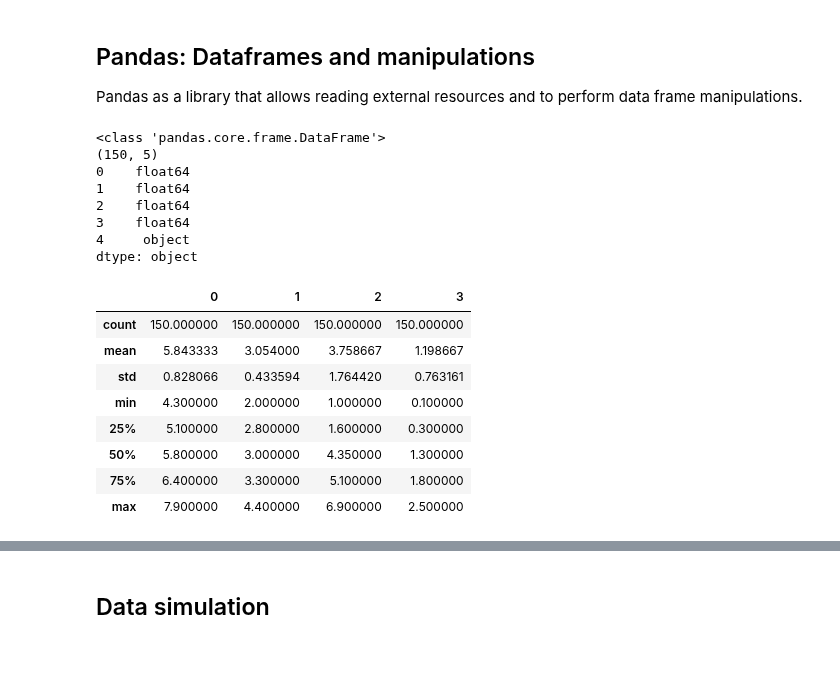
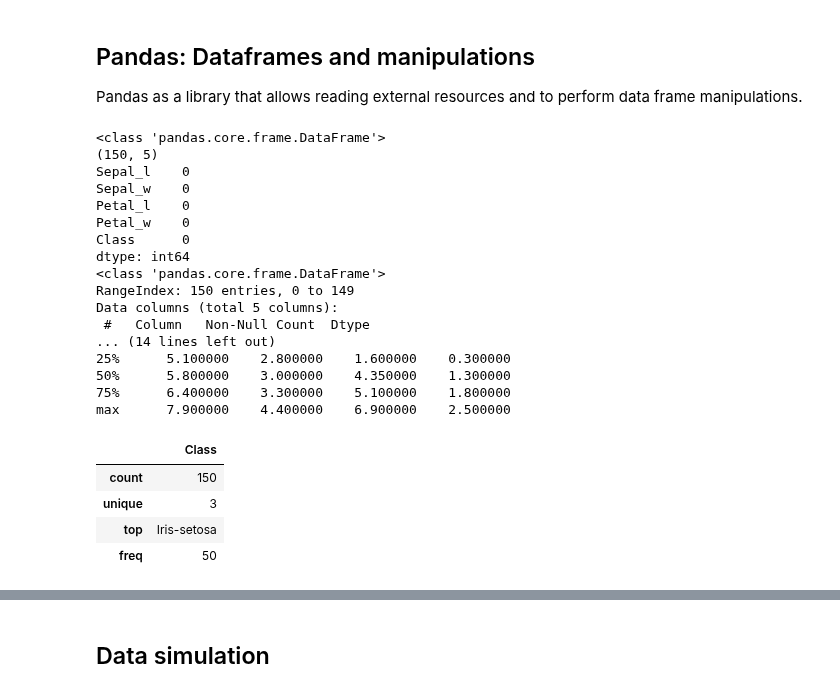
Before and after one commit to nescuderor/Personal_portfolio, a Jupyter notebook: 01_Basics.ipynb, the cells around one changed output, grey strips where cells are left out. Cells and saved outputs as stored; diff of their text form; code cells hidden in the pictures; blank space fills up the shorter version.

Commit message:
Expanding basic demonstrations: Concluding the Pandas basic manipulation section.

```diff
--- a/01_Basics.ipynb
+++ b/01_Basics.ipynb
@@ -526,31 +527,40 @@ Additional to scalars, vectors, and matrices there is the generalization known a
 Pandas as a library that allows reading external resources and to perform data frame manipulations.
 # %%
 #Reading the .data file regarding the Iris dataset.
-dataframe1 = pd.read_csv("D:/Personal_portfolio/Databases/01_Basics/iris.data", sep=",", header=None) #Supressing the header
+dataframe1 = pd.read_csv("D:/Personal_portfolio/Databases/01_Basics/iris.data", sep=",", header=None, names=["Sepal_l", "Sepal_w", "Petal_l", "Petal_w", "Class"]) #Supressing the header
 
 #Capturing the basic features
 print(type(dataframe1), #Getting the data type
 	  dataframe1.shape, #Obtaining the shape
 	  sep="\n")
 
+#Calculating missing values
+print(dataframe1.isna().sum())
+
 #Getting the descriptive features from the dataset
-print(dataframe1.dtypes) #Obtaining the data types per column
-dataframe1.describe()
+print(dataframe1.info()) #Obtaining the data types per column
+print(dataframe1.describe()) #Obtaining the descriptive statistics from the numeric columns from the data frame
+dataframe1.describe(include="object") #Obtaining the descriptive statistics from the object column
 # %% [output]
 <class 'pandas.core.frame.DataFrame'>
 (150, 5)
-0    float64
-1    float64
-2    float64
-3    float64
-4     object
-dtype: object
+Sepal_l    0
+Sepal_w    0
+Petal_l    0
+Petal_w    0
+Class      0
+dtype: int64
+<class 'pandas.core.frame.DataFrame'>
+RangeIndex: 150 entries, 0 to 149
+Data columns (total 5 columns):
+ #   Column   Non-Null Count  Dtype
+... (14 lines left out)
+25%      5.100000    2.800000    1.600000    0.300000
+50%      5.800000    3.000000    4.350000    1.300000
+75%      6.400000    3.300000    5.100000    1.800000
+max      7.900000    4.400000    6.900000    2.500000
-|  | 0 | 1 | 2 | 3 |
-| count | 150.000000 | 150.000000 | 150.000000 | 150.000000 |
-| mean | 5.843333 | 3.054000 | 3.758667 | 1.198667 |
-| std | 0.828066 | 0.433594 | 1.764420 | 0.763161 |
-| min | 4.300000 | 2.000000 | 1.000000 | 0.100000 |
-| 25% | 5.100000 | 2.800000 | 1.600000 | 0.300000 |
-| 50% | 5.800000 | 3.000000 | 4.350000 | 1.300000 |
-| 75% | 6.400000 | 3.300000 | 5.100000 | 1.800000 |
-| max | 7.900000 | 4.400000 | 6.900000 | 2.500000 |
+|  | Class |
+| count | 150 |
+| unique | 3 |
+| top | Iris-setosa |
+| freq | 50 |
```
Also changed, not shown: parts of 12 cells of this notebook.
